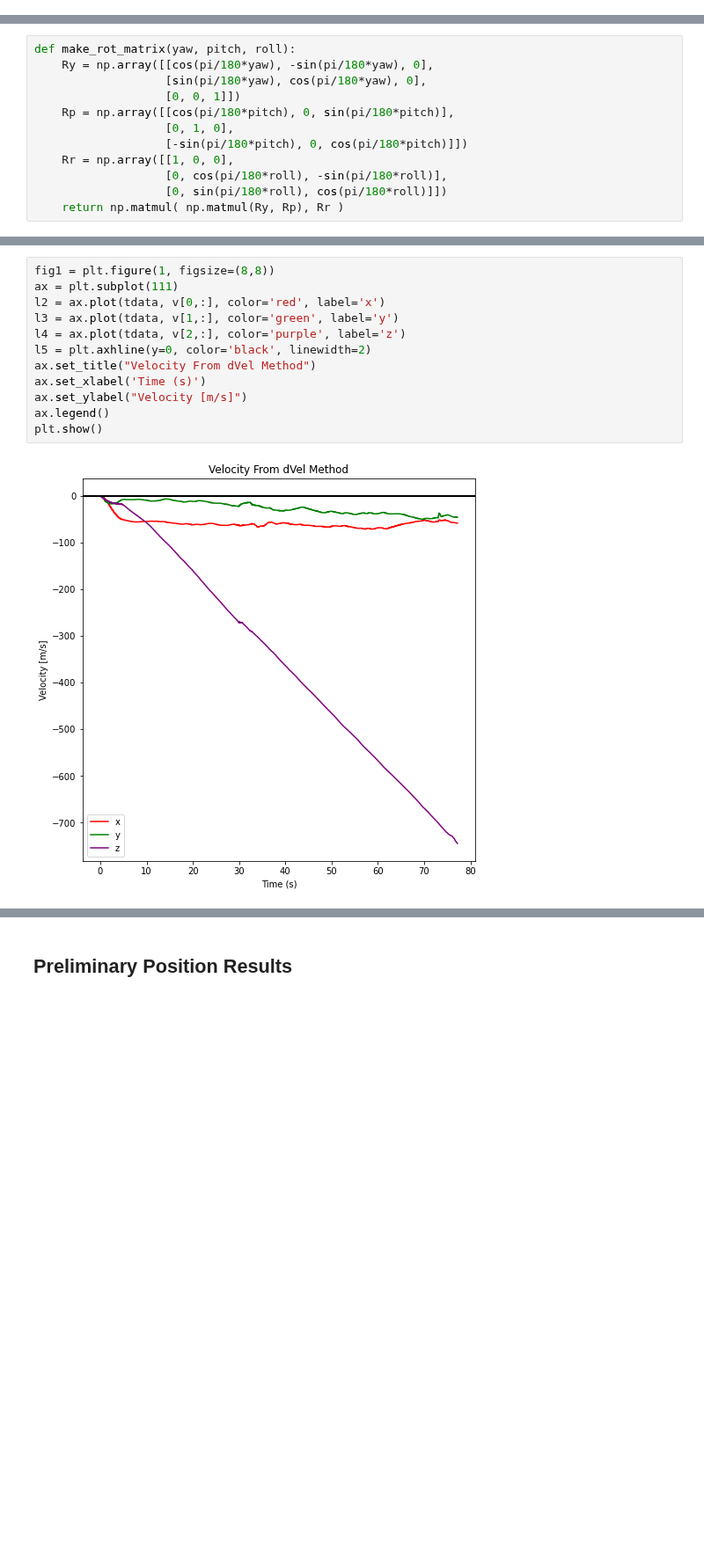
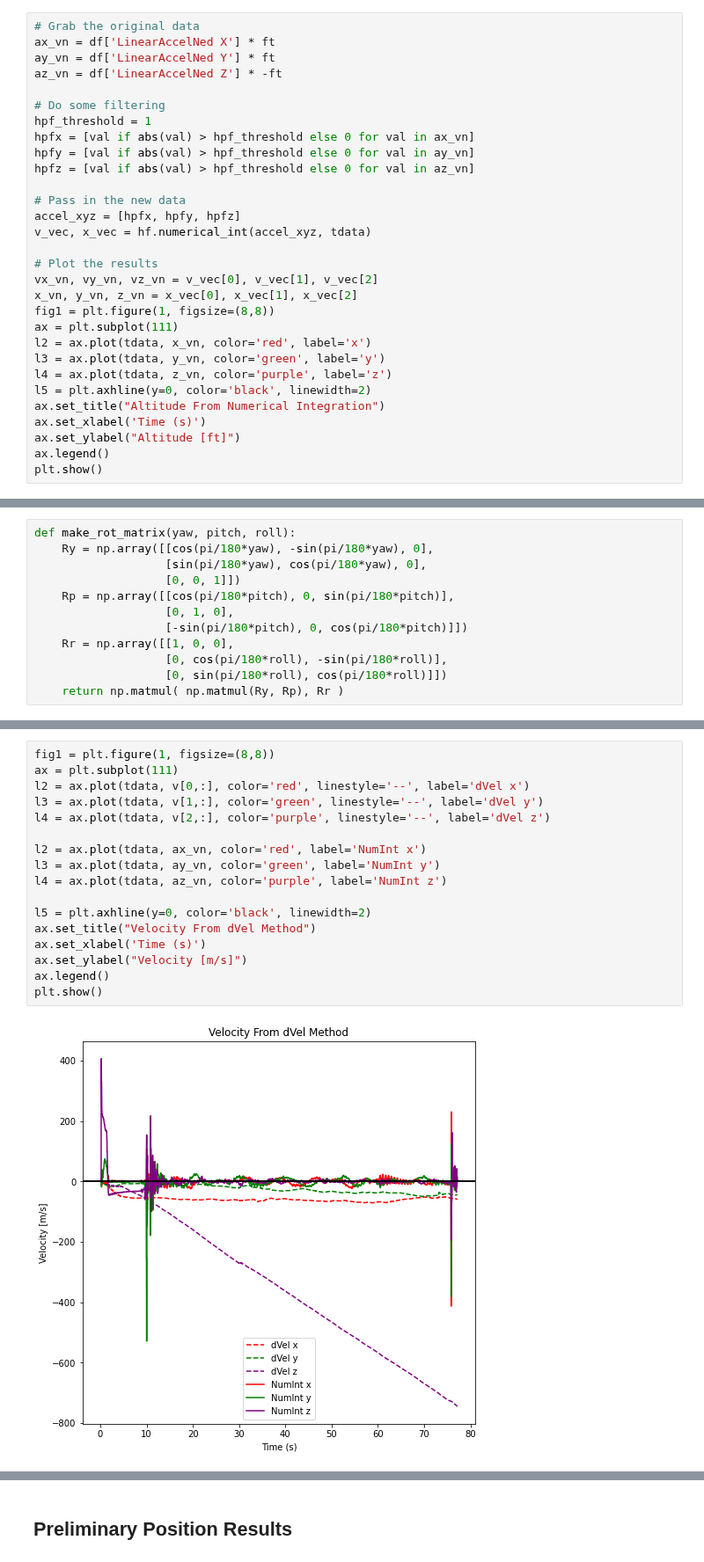
Before and after one commit to VADL-2022/IMU_VV, a Jupyter notebook: 03_Path_Recon/Subscale2_Reconstruction.ipynb, the cells around one changed output, grey strips where cells are left out. Shown at 88% size. Saved outputs shown, nothing was run; the diff lists cells and outputs as text; blank space fills up the shorter version.

```diff
--- a/03_Path_Recon/Subscale2_Reconstruction.ipynb
+++ b/03_Path_Recon/Subscale2_Reconstruction.ipynb
@@ -132,0 +115,30 @@ plt.show()
+# %%
+# Grab the original data
+ax_vn = df['LinearAccelNed X'] * ft
+ay_vn = df['LinearAccelNed Y'] * ft
+az_vn = df['LinearAccelNed Z'] * -ft
+
+# Do some filtering
+hpf_threshold = 1
+hpfx = [val if abs(val) > hpf_threshold else 0 for val in ax_vn]
+hpfy = [val if abs(val) > hpf_threshold else 0 for val in ay_vn]
+hpfz = [val if abs(val) > hpf_threshold else 0 for val in az_vn]
+
+# Pass in the new data
+accel_xyz = [hpfx, hpfy, hpfz]
+v_vec, x_vec = hf.numerical_int(accel_xyz, tdata)
+
+# Plot the results
+vx_vn, vy_vn, vz_vn = v_vec[0], v_vec[1], v_vec[2]
+x_vn, y_vn, z_vn = x_vec[0], x_vec[1], x_vec[2]
+fig1 = plt.figure(1, figsize=(8,8))
+ax = plt.subplot(111)
+l2 = ax.plot(tdata, x_vn, color='red', label='x')
+l3 = ax.plot(tdata, y_vn, color='green', label='y')
+l4 = ax.plot(tdata, z_vn, color='purple', label='z')
+l5 = plt.axhline(y=0, color='black', linewidth=2)
+ax.set_title("Altitude From Numerical Integration")
+ax.set_xlabel('Time (s)')
+ax.set_ylabel("Altitude [ft]")
+ax.legend()
+plt.show()
@@ -317,14 +386,19 @@ for i in range(L):
 # %%
 fig1 = plt.figure(1, figsize=(8,8))
 ax = plt.subplot(111)
-l2 = ax.plot(tdata, v[0,:], color='red', label='x')
-l3 = ax.plot(tdata, v[1,:], color='green', label='y')
-l4 = ax.plot(tdata, v[2,:], color='purple', label='z')
+l2 = ax.plot(tdata, v[0,:], color='red', linestyle='--', label='dVel x')
+l3 = ax.plot(tdata, v[1,:], color='green', linestyle='--', label='dVel y')
+l4 = ax.plot(tdata, v[2,:], color='purple', linestyle='--', label='dVel z')
+
+l2 = ax.plot(tdata, ax_vn, color='red', label='NumInt x')
+l3 = ax.plot(tdata, ay_vn, color='green', label='NumInt y')
+l4 = ax.plot(tdata, az_vn, color='purple', label='NumInt z')
+
 l5 = plt.axhline(y=0, color='black', linewidth=2)
 ax.set_title("Velocity From dVel Method")
 ax.set_xlabel('Time (s)')
 ax.set_ylabel("Velocity [m/s]")
 ax.legend()
 plt.show()
 # %% [output]
-[figure, old version]
+[figure, new version]
```
Also changed, not shown: parts of 18 cells of this notebook, 2 other files.
